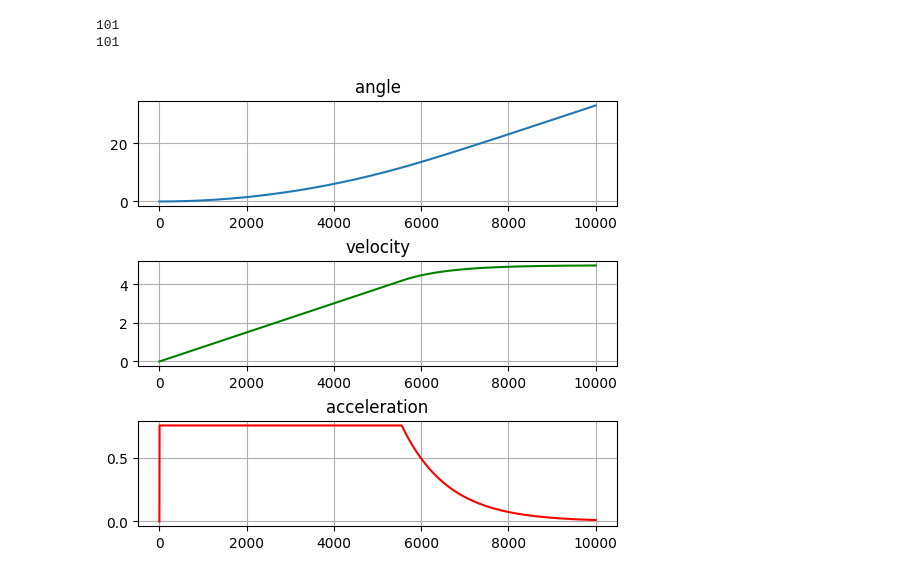
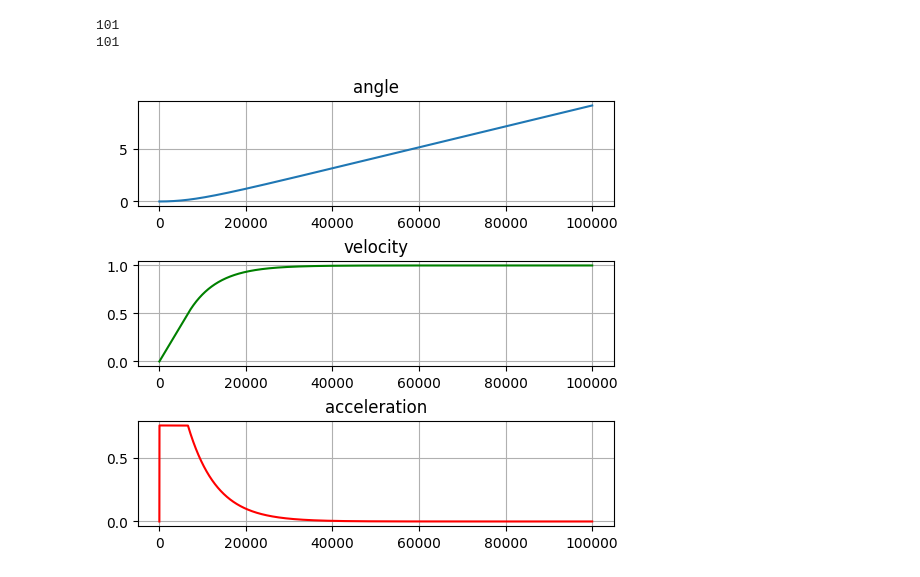
Before and after one commit to anton1evdokimov/flight_simulation, a Jupyter notebook: notebook_angular_PID.ipynb, the cells around one changed output. Cells and saved outputs as stored; diff of their text form; code cells hidden in the pictures.

```diff
--- a/notebook_angular_PID.ipynb
+++ b/notebook_angular_PID.ipynb
@@ -213,15 +213,15 @@ class Simulator():
 '''
  Объявим параметры для моделирования
 '''
-k_p = 50  # коэффициент Пропорционального регулирования
+k_p = 290  # коэффициент Пропорционального регулирования
 k_i = 0  # коэффициент Интегрального регулирования
-k_d = 0  # коэффициент Дифференциального регулирования
+k_d = 270  # коэффициент Дифференциального регулирования
 
-k_p_v = 250  # коэффициент Пропорционального регулирования для контура по скорости
+k_p_v = 399  # коэффициент Пропорционального регулирования для контура по скорости
 k_i_v = 0  # коэффициент Интегрального регулирования для контура по скорости
 k_d_v = 0  # коэффициент Дифференциального регулирования для контура по скорости
 
-dt = 0.001  # шаг моделирования системы, сек
+dt = 0.0001  # шаг моделирования системы, сек
 Tend = 10  # конечное время моделирования, сек
 Tcmd = 10  # требуемая тяга
 
@@ -231,32 +231,32 @@ k_b = 3.9865e-08
 Iy = 7.16914e-05
 # длина базы
 l = 0.17
 # Ограничение на угловую скорость поворота по углу тангажа, рад/сек
 velocityControlLimit = 1000
 accelerationControlLimit = 200
 
 '''
 Создадим объект контроллера и объект для нашей математической модели
 '''
 controller = ControlSystem(
     k_p, k_i, k_d, k_p_v, k_i_v, k_d_v,  velocityControlLimit, accelerationControlLimit)
 
 uavSimpleDynamic = VehicleSimpleDynamic(k_b, l, Iy, 0, 0, 0)
 '''
 Установим целевой угол тангажа для нашей системы
 '''
 # desiredAngle = pi/6  # 30 degrees
-desiredVelocity = 5
+desiredVelocity = 1
 # controller.setDesiredAngle(desiredAngle)
 controller.setDesiredVelocity(desiredVelocity)
 
 """
 Создадим объект симулятора и передадим в него контроллер и математическую модель
 """
 sim = Simulator(Tend, dt, controller, uavSimpleDynamic)
 sim.runSimulation()  # запуск симулятора
 sim.showPlots()  # построение графиков
 # %% [output]
 101
 101
-[figure, old version]
+[figure, new version]
```
